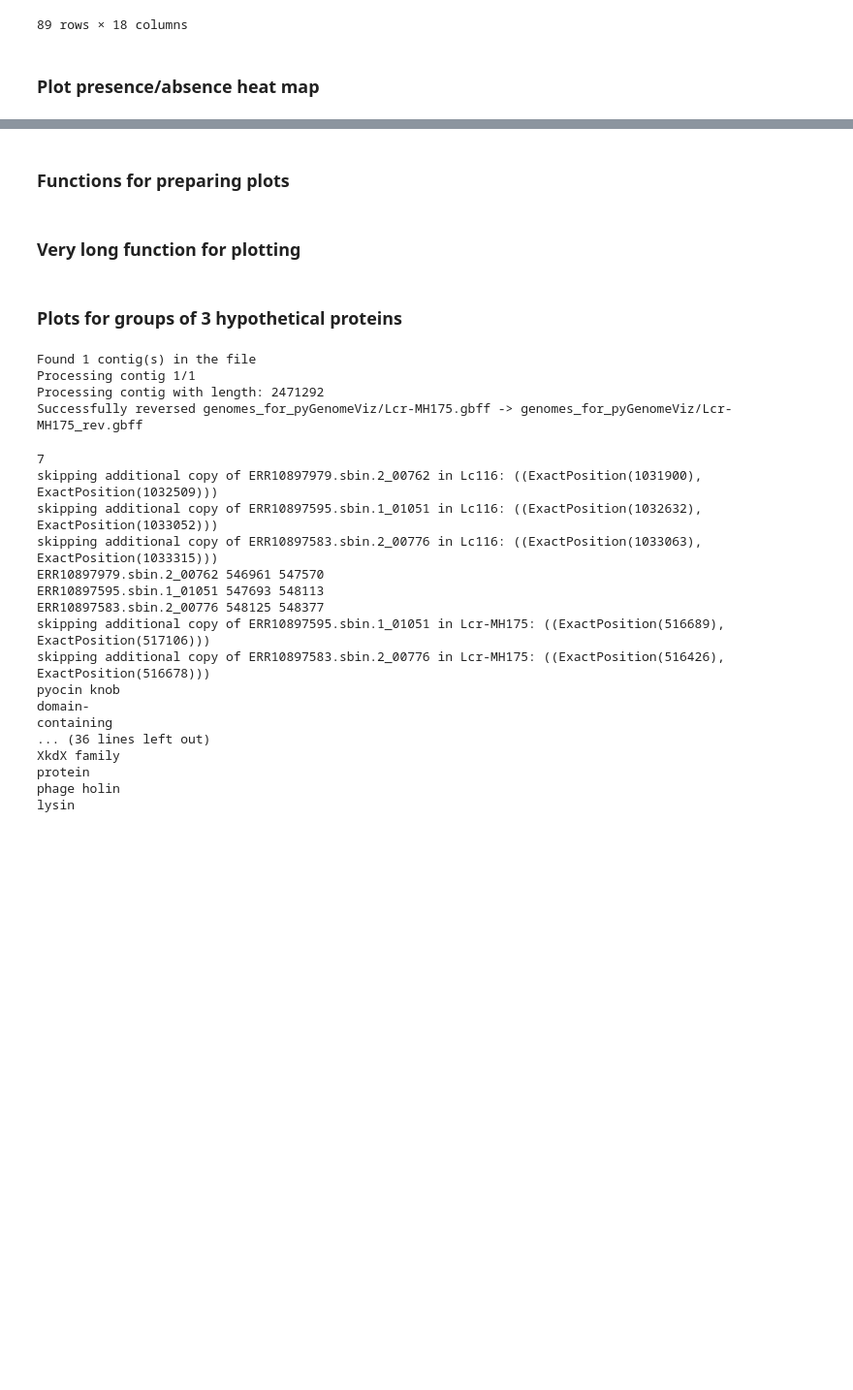
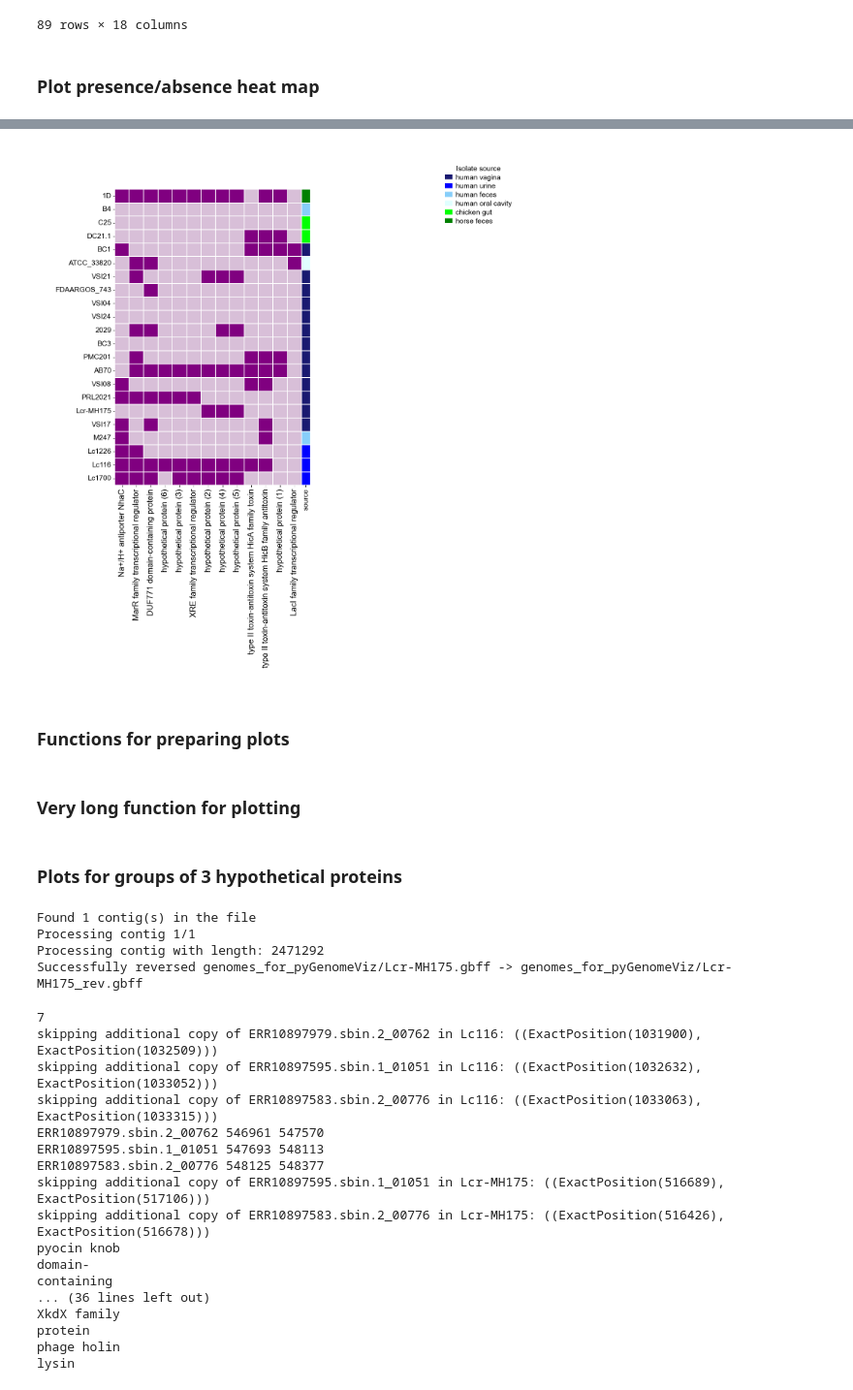
Before and after one commit to clairedubin/pangenome_cervical_dysplasia_analysis, a Jupyter notebook: cervical_dysplasia/microSLAM/NCBI_isolates/pyGenomeViz_plots_NCBI_isolates_5kb.ipynb, the cells around one changed output, grey strips where cells are left out. Shown at 97% size. Cells and saved outputs as stored; diff of their text form; code cells hidden in the pictures; blank space fills up the shorter version.

```diff
--- a/cervical_dysplasia/microSLAM/NCBI_isolates/pyGenomeViz_plots_NCBI_isolates_5kb.ipynb
+++ b/cervical_dysplasia/microSLAM/NCBI_isolates/pyGenomeViz_plots_NCBI_isolates_5kb.ipynb
@@ -430,3 +454,67 @@ plt.show()
+# %%
+import matplotlib.pyplot as plt
+import seaborn as sns
+from matplotlib.patches import Patch
+
+plt.style.use('tableau-colorblind10')
+plt.rcParams.update({'font.size': 14, 'font.family':'Arial'})
+
+# Data preparation
+df = gene_pres_abs.T
+df = df[col_order]
+
+g = sns.clustermap(df.loc[strain_order],
+                   dendrogram_ratio=0.07,
+                   cbar_pos=None,
+                   figsize=(8, 12),
+                   row_colors=source_row_colors,
+                   col_cluster=False,
+                   row_cluster=False,
+                   cmap=['thistle','purple'],
+                   linewidths=0.03,
+                   colors_ratio=0.04)
+
+# --- Move Row Colors to the Right ---
+g.fig.canvas.draw()
+hm_pos = g.ax_heatmap.get_position()
+rc_pos = g.ax_row_colors.get_position()
+g.ax_heatmap.set_position([rc_pos.x0, hm_pos.y0, hm_pos.width, hm_pos.height])
+g.ax_row_colors.set_position([rc_pos.x0 + hm_pos.width, rc_pos.y0, rc_pos.width, rc_pos.height])
+
+# --- Y-Axis (Strains) ---
+g.ax_heatmap.yaxis.set_ticks_position('left')
+g.ax_heatmap.yaxis.set_label_position('left')
+# Use raw labels for strains (removed ann_dict_simple here)
+g.ax_heatmap.tick_params(axis='y', labelleft=True, labelright=False, labelsize=14)
+g.ax_heatmap.set_yticklabels(g.ax_heatmap.get_yticklabels(), rotation=0)
+
+# --- X-Axis (Genes) ---
+g.ax_heatmap.tick_params(axis='x', labelbottom=True, labelsize=16)
+# Apply dictionary mapping HERE (since Genes are now on the X-axis)
+g.ax_heatmap.set_xticklabels(
+    [ann_dict_simple.get(x.get_text(), x.get_text()) for x in g.ax_heatmap.get_xticklabels()],
+    rotation=90
+)
+
+# Legends
+handles = [Patch(facecolor=lut[name]) for name in lut]
+plt.legend(handles, lut, title='Isolate source', frameon=False,
+           bbox_to_anchor=(1.45, 1),
+           bbox_transform=plt.gcf().transFigure,
+           loc='upper right', handletextpad=0.5, handlelength=1,
+           labelspacing=0.3)
+
+plt.ylabel('')
+plt.xlabel('')
+
+ax = plt.gca()
+
+fig_dir = '/Users/cdubin/Box/VMGC_cervical_dysplasia_paper/figures/'
+plt.savefig(f'{fig_dir}/figure_5A.png', format='png', dpi=600, bbox_inches="tight")
+
+plt.show()
+# %% [output]
+[figure, added]
 # %% [markdown]
 ### Functions for preparing plots
 # %%
```
Also changed, not shown: parts of 5 cells of this notebook, 1 other file.
